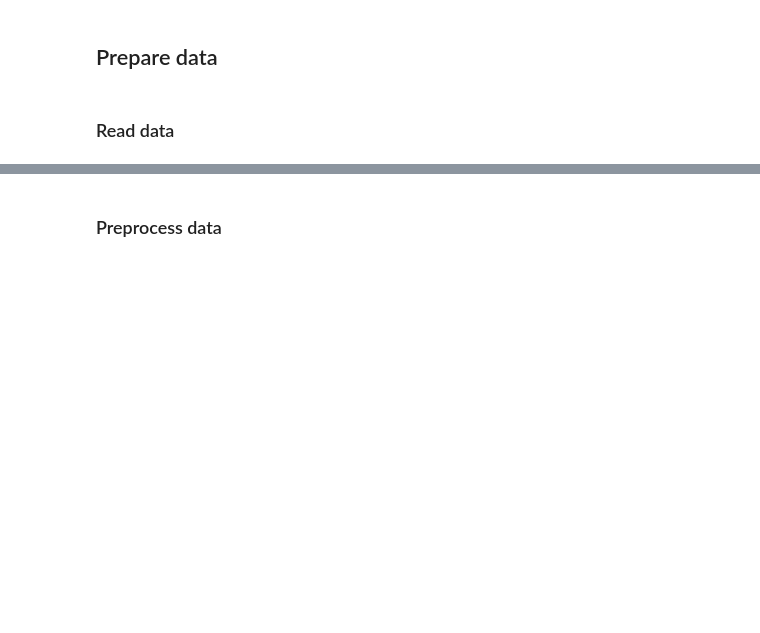
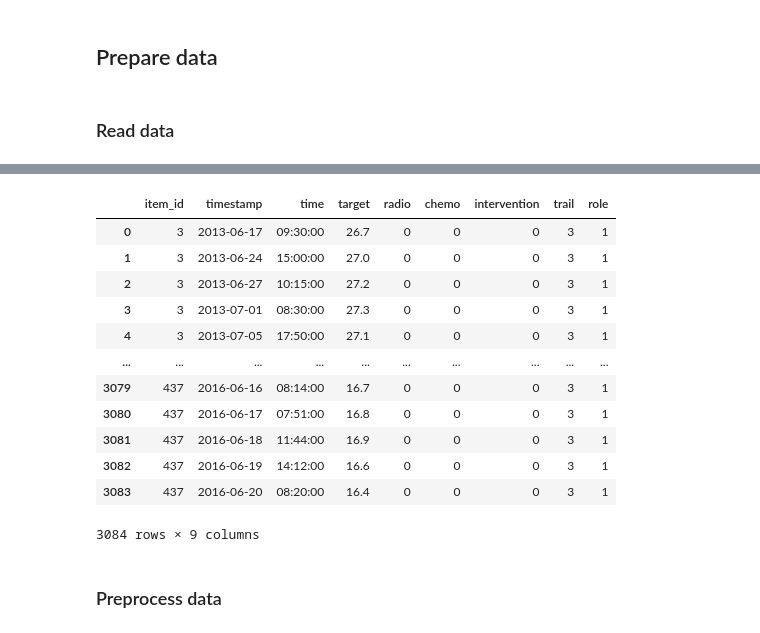
Before and after one commit to UKEIAM/TFM-mouse, a Jupyter notebook: notebooks/mouse.ipynb, the cells around one changed output, grey strips where cells are left out. Saved outputs shown, nothing was run; the diff lists cells and outputs as text; code cells hidden in the pictures; blank space fills up the shorter version.

```diff
--- a/notebooks/mouse.ipynb
+++ b/notebooks/mouse.ipynb
@@ -28,11 +28,14 @@ from tfmplayground import NanoTabPFNClassifier, NanoTabPFNRegressor
 from tfmplayground.models.nanotabpfn import NanoTabPFNModel
 # %%
 DATAPATH = "/data/PFN/Mouse/"
-FILE = "data_v4.csv"
-VERSUCHSREIHE = [3, 7, 10, 12, 15]
-NUM_SERIES = 4000
-NUM_TEST_SERIES = 4000
-PREDICTION_LENGTH = 3
+FILE = "data_v6.csv"
+TRAILS = [3]
+NUM_ANIMALS = 4000
+NUM_TEST_ANIMALS = 4000
+PREDICTION_LENGTH = 1
+MIN_LENGTH = 5
+MAX_WEIGHT = 100
+ROLES = [1, 2, 3]
 # %% [markdown]
 ## Prepare data
 # %% [markdown]
@@ -40,24 +43,56 @@ PREDICTION_LENGTH = 3
 # %%
 df = pd.read_csv(os.path.join(DATAPATH, FILE))
 
+print(df.columns)
+
 # df = df[df["Versuchsreihe"].isin(VERSUCHSREIHE)].drop(columns=["Versuchsreihe"]).reset_index(drop=True)
-df = df[df["Versuchsreihe"].isin(VERSUCHSREIHE)].reset_index(drop=True)
+print(f"Rows before trails filer: {len(df)}")
+df = df[df["trail"].isin(TRAILS)].reset_index(drop=True)
+print(f"Rows after trails filer: {len(df)}")
 
-# Filter animals that have less than PREDICTION_LENGTH + 1 measurements
-df = df.groupby("IdTier").filter(lambda x: len(x) > PREDICTION_LENGTH + 1).reset_index(drop=True)
+# Remove irrelevant roles
+print(f"Rows before roles filer: {len(df)}")
+df = df[df["role"].isin(ROLES)].reset_index(drop=True)
+print(f"Rows after roles filer: {len(df)}")
 
-# Filter animals that have values that are not possible < 5 or > 60
-df = df.groupby("IdTier").filter(lambda x: (x["Gewicht"] > 5).all() and (x["Gewicht"] < 60).all()).reset_index(drop=True)
+# Filter animals that have less than MIN_LENGTH measurements
+print(f"Rows before min length filer: {len(df)}")
+df = df.groupby("id").filter(lambda x: len(x) >= MIN_LENGTH).reset_index(drop=True)
+print(f"Rows after min length filer: {len(df)}")
 
-df["IdTier"] = df["IdTier"].astype("category").cat.codes.astype(int)
+# Filter animals that have values that are not possible < 0 or > MAX_WEIGHT
+print(f"Rows before normal weight filer: {len(df)}")
+df = df.groupby("id").filter(lambda x: (x["weight"] > 0).all() and (x["weight"] < MAX_WEIGHT).all()).reset_index(drop=True)
+print(f"Rows after normal weight filer: {len(df)}")
+
+# Minimum of one intervention
+print(f"Rows before min intervention filer: {len(df)}")
+df = df.groupby("id").filter(lambda x: (x["intervention"] > 0).any()).reset_index(drop=True)
+print(f"Rows after min intervention filer: {len(df)}")
+
+# df["id"] = df["id"].astype("category").cat.codes.astype(int)
 
 # Limit df to NUM_SERIES animals for now
-NUM_SERIES = min(NUM_SERIES, df["IdTier"].nunique())
-selected_ids = np.random.choice(df["IdTier"].unique(), size=NUM_SERIES, replace=False)
-df = df[df["IdTier"].isin(selected_ids)].reset_index(drop=True)
+NUM_ANIMALS = min(NUM_ANIMALS, df["id"].nunique())
+selected_ids = np.random.choice(df["id"].unique(), size=NUM_ANIMALS, replace=False)
+df = df[df["id"].isin(selected_ids)].reset_index(drop=True)
 
 # Ensure it is sorted
-df = df.sort_values(["IdTier", "Datum"]).reset_index(drop=True)
+df = df.sort_values(["id", "date"]).reset_index(drop=True)
 
 # Rename to item_id, timestamp, target
-df = df.rename(columns={"IdTier": "item_id", "Datum": "timestamp", "Gewicht": "target"})
+df = df.rename(columns={"id": "item_id", "date": "timestamp", "weight": "target"})
+
+therapy_types = {
+    0: "No treatment",
+    1: "Radiotherapy",
+    2: "Radio- and chemotherapy",
+    3: "Chemotherapy",
+    4: "Surgery"
+}
+
+info_df = df.groupby("item_id").nth(0).reset_index()[["item_id", "trail", "role"]]
+info_df["type"] = info_df["role"]
+
+df
+# %% [output]
@@ -64,3 +112,16 @@ df = df.rename(columns={"IdTier": "item_id", "Datum": "timestamp", "Gewicht": "t
+|  | item_id | timestamp | time | target | radio | chemo | intervention | trail | role |
+| 0 | 3 | 2013-06-17 | 09:30:00 | 26.7 | 0 | 0 | 0 | 3 | 1 |
+| 1 | 3 | 2013-06-24 | 15:00:00 | 27.0 | 0 | 0 | 0 | 3 | 1 |
+| 2 | 3 | 2013-06-27 | 10:15:00 | 27.2 | 0 | 0 | 0 | 3 | 1 |
+| 3 | 3 | 2013-07-01 | 08:30:00 | 27.3 | 0 | 0 | 0 | 3 | 1 |
+| 4 | 3 | 2013-07-05 | 17:50:00 | 27.1 | 0 | 0 | 0 | 3 | 1 |
+| ... | ... | ... | ... | ... | ... | ... | ... | ... | ... |
+| 3079 | 437 | 2016-06-16 | 08:14:00 | 16.7 | 0 | 0 | 0 | 3 | 1 |
+| 3080 | 437 | 2016-06-17 | 07:51:00 | 16.8 | 0 | 0 | 0 | 3 | 1 |
+| 3081 | 437 | 2016-06-18 | 11:44:00 | 16.9 | 0 | 0 | 0 | 3 | 1 |
+| 3082 | 437 | 2016-06-19 | 14:12:00 | 16.6 | 0 | 0 | 0 | 3 | 1 |
+| 3083 | 437 | 2016-06-20 | 08:20:00 | 16.4 | 0 | 0 | 0 | 3 | 1 |
+3084 rows × 9 columns
 # %%
 # # TEMPORARY: Filter out animals with less than X measurements
 # df = df.groupby("item_id").filter(lambda x: len(x) >= 20).reset_index(drop=True)
```
Also changed, not shown: parts of 16 cells of this notebook.
